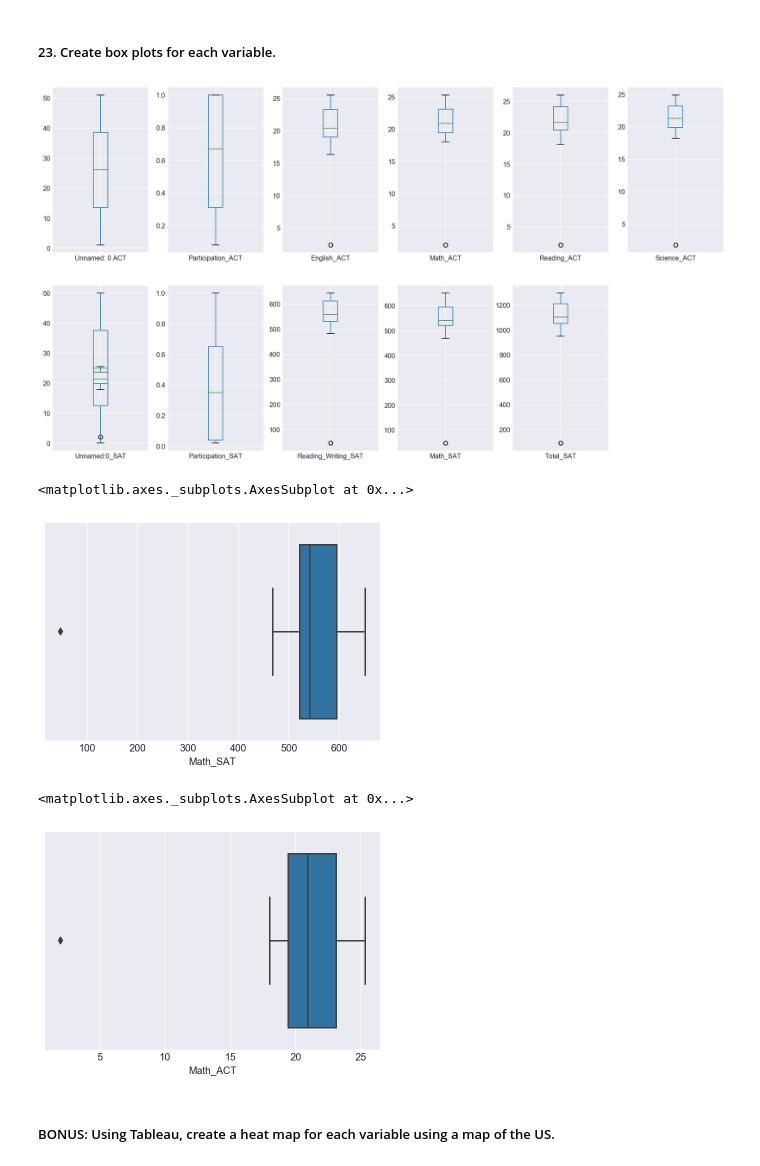
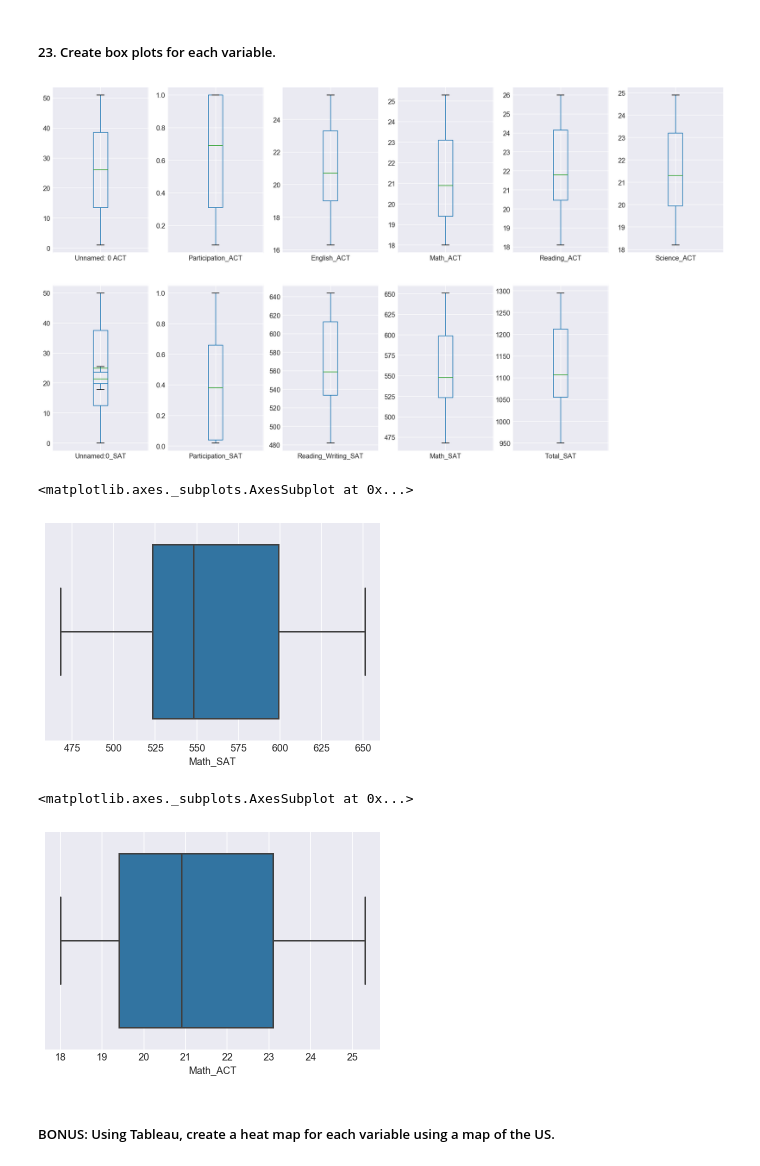
Before and after one commit to harryconnelly/SAT-vs-ACT, a Jupyter notebook: code/starter-code.ipynb, the cells around one changed output. Cells and saved outputs as stored; diff of their text form; code cells hidden in the pictures.

```diff
--- a/code/starter-code.ipynb
+++ b/code/starter-code.ipynb
@@ -671,27 +692,27 @@ sns.pairplot(df_merge[['Math_ACT', 'Math_SAT', 'English_ACT', 'Reading_Writing_S
 fig = plt.figure(figsize=(18, 10))
 act_counter = 1
 sat_counter = 7
-for c in df_merge_yuck.select_dtypes("number"):
+for c in df_merge.select_dtypes("number"):
     if "ACT" in c:
         fig.add_subplot(2, 6, act_counter)
-        df_merge_yuck.boxplot(column = c)
+        df_merge.boxplot(column = c)
         act_counter += 1
     else:
         fig.add_subplot(2, 6, sat_counter)
-        df_merge_yuck.boxplot(column = c)
+        df_merge.boxplot(column = c)
         sat_counter += 1
 # %% [output]
-[figure, old version]
+[figure, new version]
 # %%
-sns.boxplot(df_merge_yuck['Math_SAT'])
+sns.boxplot(df_merge['Math_SAT'])
 # %% [output]
 <matplotlib.axes._subplots.AxesSubplot at 0x...>
-[figure, old version]
+[figure, new version]
 # %%
-sns.boxplot(df_merge_yuck['Math_ACT'])
+sns.boxplot(df_merge['Math_ACT'])
 # %% [output]
 <matplotlib.axes._subplots.AxesSubplot at 0x...>
-[figure, old version]
+[figure, new version]
 # %% [markdown]
 ##### BONUS: Using Tableau, create a heat map for each variable using a map of the US.
 # %%
```
Also changed, not shown: parts of 51 cells of this notebook.
